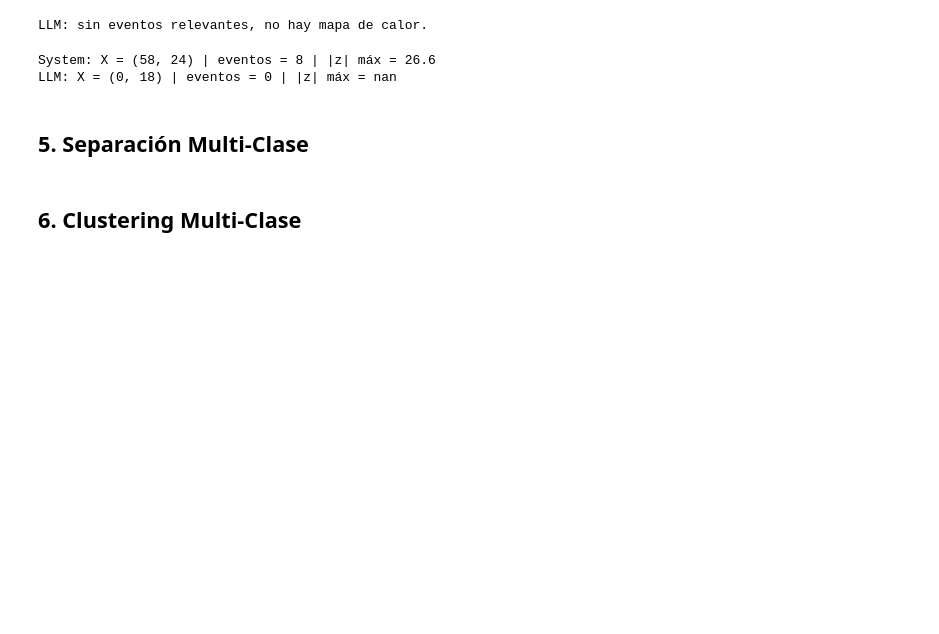
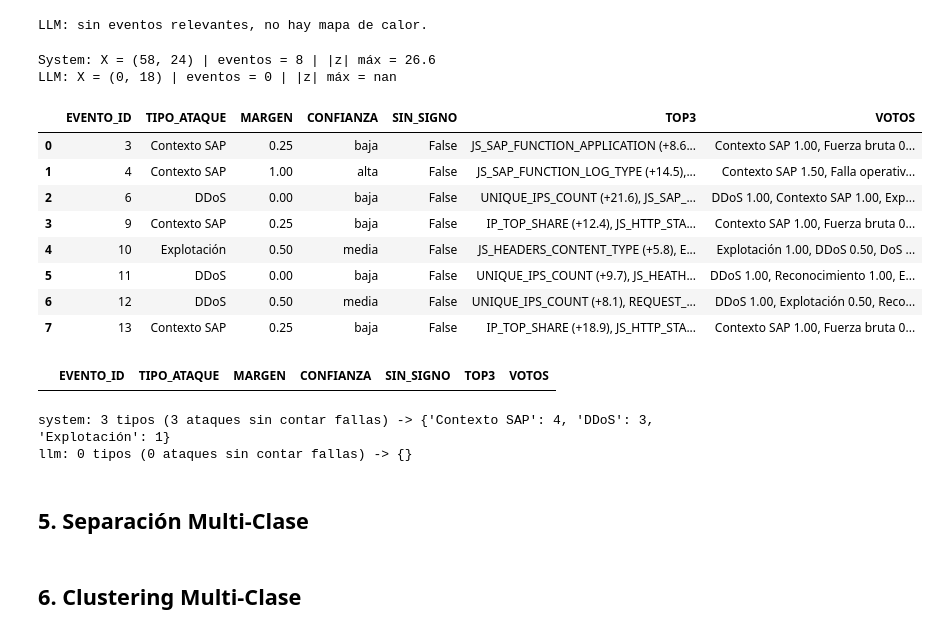
Before and after one commit to cr0ssd/RetoSAP, a Jupyter notebook: sandbox/demo_pipeline_adrian.ipynb, the cells around one changed output. Drawn from its saved outputs; the diff is of its cells as text; code cells hidden in the pictures; blank space fills up the shorter version.

Commit message:
Identificación de diferentes tipos de ataques para system y llm.

```diff
--- a/sandbox/demo_pipeline_adrian.ipynb
+++ b/sandbox/demo_pipeline_adrian.ipynb
@@ -488,6 +489,46 @@ for nombre, X, ds, mapa, feats in (
 # %% [output]
 System: X = (58, 24) | eventos = 8 | |z| máx = 26.6
 LLM: X = (0, 18) | eventos = 0 | |z| máx = nan
+# %%
+importlib.reload(clasificacion)
+
+clasificacion.validar_firmas(FEATURES_SYSTEM, clasificacion.FIRMAS_SYSTEM)
+clasificacion.validar_firmas(FEATURES_LLM, clasificacion.FIRMAS_LLM)
+
+tipos_system = clasificacion.clasificar_eventos(if_system, z_system, eventos_system, clasificacion.FIRMAS_SYSTEM)
+tipos_llm = clasificacion.clasificar_eventos(if_llm, z_llm, eventos_llm, clasificacion.FIRMAS_LLM)
+
+# Tipo y confianza junto a cada evento (los no relevantes quedan vacíos)
+nuevas = ['TIPO_ATAQUE', 'MARGEN', 'CONFIANZA', 'SIN_SIGNO', 'TOP3', 'VOTOS']
+eventos_system = eventos_system.drop(columns=nuevas, errors='ignore').merge(tipos_system, on='EVENTO_ID', how='left')
+eventos_llm = eventos_llm.drop(columns=nuevas, errors='ignore').merge(tipos_llm, on='EVENTO_ID', how='left')
+
+# Tipo en el mapa del dataset multiclase (misma fila que X_multi_*; no es una variable del modelo)
+for mapa, tipos in ((mapa_multi_system, tipos_system), (mapa_multi_llm, tipos_llm)):
+    mapa['TIPO_ATAQUE'] = mapa['EVENTO_ID'].astype(int).map(tipos.set_index('EVENTO_ID')['TIPO_ATAQUE'])
+
+# Cantidad de tipos identificados (se usará más adelante, p. ej. como k del k-means)
+K_TIPOS = {'system': clasificacion.resumen_tipos(tipos_system),
+           'llm': clasificacion.resumen_tipos(tipos_llm)}
+
+with pd.option_context('display.width', 250, 'display.max_columns', None, 'display.max_colwidth', 120):
+    display(tipos_system.sort_values('EVENTO_ID'))
+    display(tipos_llm)
+for s, r in K_TIPOS.items():
+    print(f'{s}: {r["tipos"]} tipos ({r["ataques"]} ataques sin contar fallas) -> {r["eventos_por_tipo"]}')
+# %% [output]
+|  | EVENTO_ID | TIPO_ATAQUE | MARGEN | CONFIANZA | SIN_SIGNO | TOP3 | VOTOS |
+| 0 | 3 | Contexto SAP | 0.25 | baja | False | JS_SAP_FUNCTION_APPLICATION (+8.6... | Contexto SAP 1.00, Fuerza bruta 0... |
+| 1 | 4 | Contexto SAP | 1.00 | alta | False | JS_SAP_FUNCTION_LOG_TYPE (+14.5),... | Contexto SAP 1.50, Falla operativ... |
+| 2 | 6 | DDoS | 0.00 | baja | False | UNIQUE_IPS_COUNT (+21.6), JS_SAP_... | DDoS 1.00, Contexto SAP 1.00, Exp... |
+| 3 | 9 | Contexto SAP | 0.25 | baja | False | IP_TOP_SHARE (+12.4), JS_HTTP_STA... | Contexto SAP 1.00, Fuerza bruta 0... |
+| 4 | 10 | Explotación | 0.50 | media | False | JS_HEADERS_CONTENT_TYPE (+5.8), E... | Explotación 1.00, DDoS 0.50, DoS ... |
+| 5 | 11 | DDoS | 0.00 | baja | False | UNIQUE_IPS_COUNT (+9.7), JS_HEATH... | DDoS 1.00, Reconocimiento 1.00, E... |
+| 6 | 12 | DDoS | 0.50 | media | False | UNIQUE_IPS_COUNT (+8.1), REQUEST_... | DDoS 1.00, Explotación 0.50, Reco... |
+| 7 | 13 | Contexto SAP | 0.25 | baja | False | IP_TOP_SHARE (+18.9), JS_HTTP_STA... | Contexto SAP 1.00, Fuerza bruta 0... |
+|  | EVENTO_ID | TIPO_ATAQUE | MARGEN | CONFIANZA | SIN_SIGNO | TOP3 | VOTOS |
+system: 3 tipos (3 ataques sin contar fallas) -> {'Contexto SAP': 4, 'DDoS': 3, 'Explotación': 1}
+llm: 0 tipos (0 ataques sin contar fallas) -> {}
 # %% [markdown]
 ## 5. Separación Multi-Clase
 # %% [markdown]
```
Also changed, not shown: parts of 1 cell of this notebook, 2 other files.
